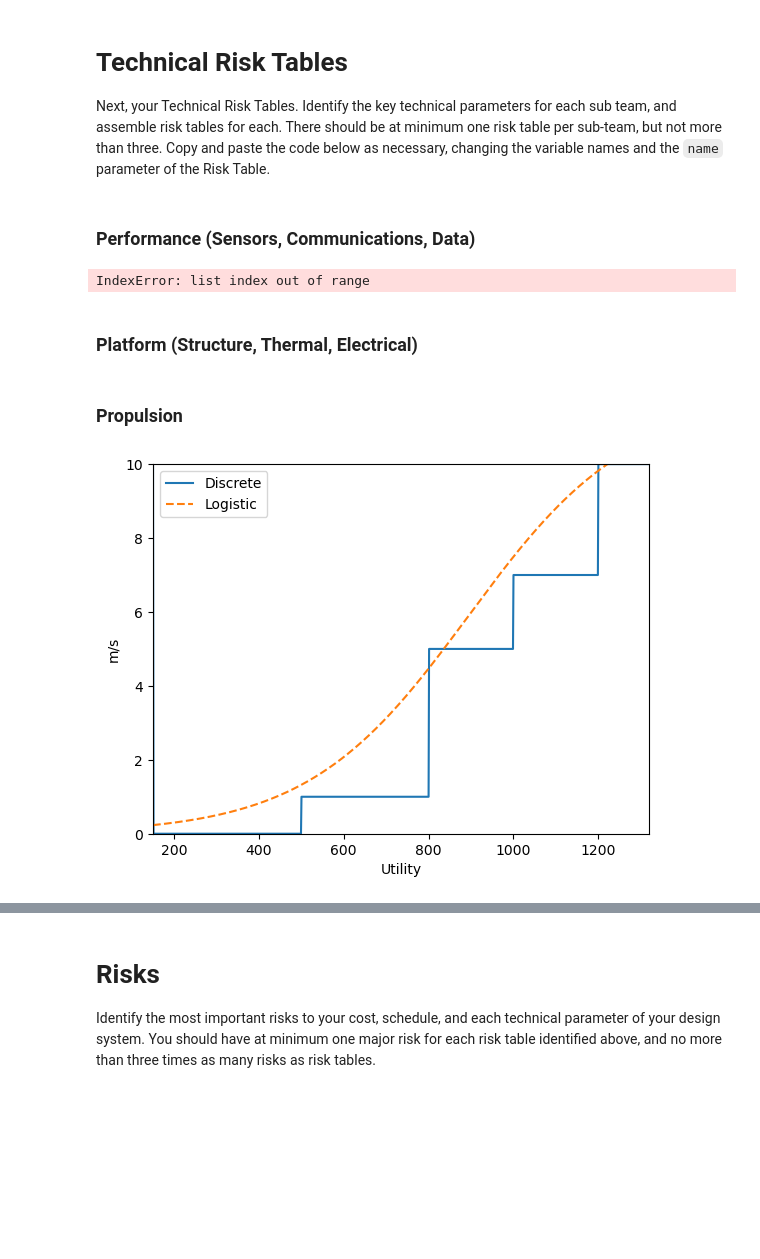
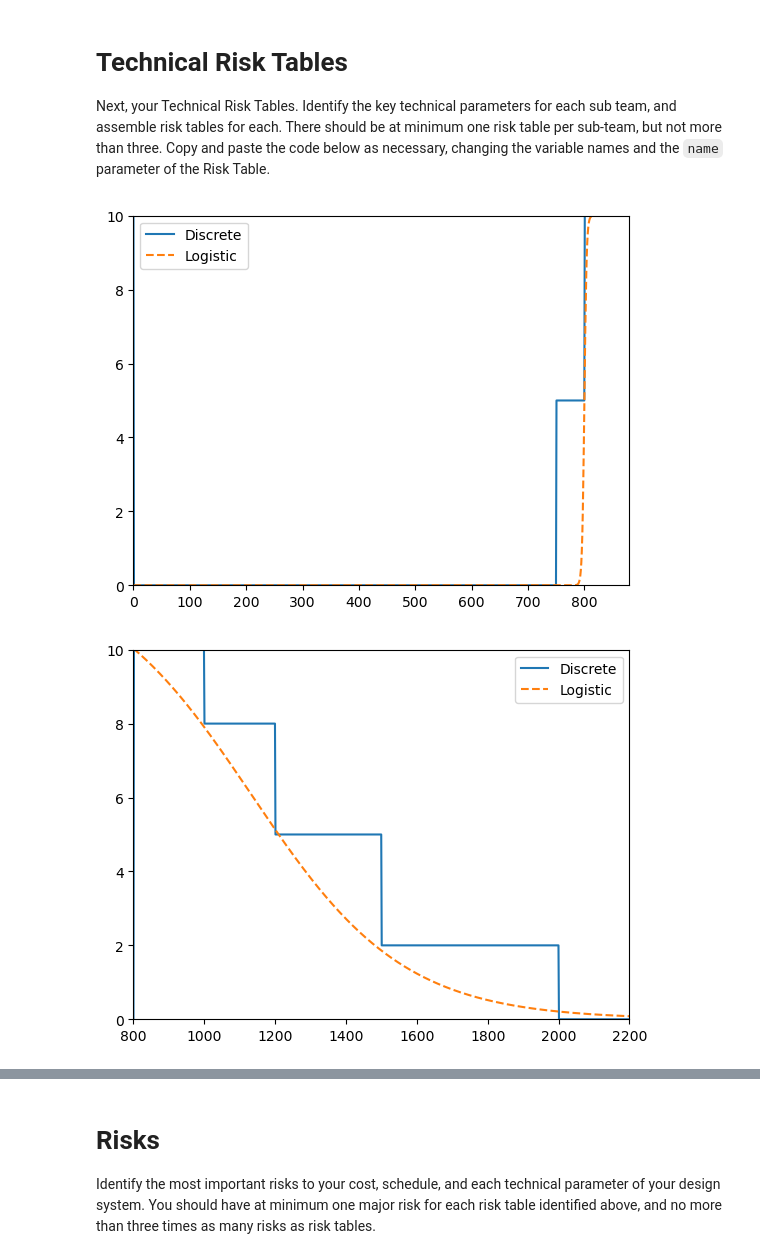
Before and after one commit to brodyl2/AE443-Asterix-Space, a Jupyter notebook: Notebooks/Homework/Team Update 5.ipynb, the cells around one changed output, grey strips where cells are left out. Saved outputs shown, nothing was run; the diff lists cells and outputs as text; code cells hidden in the pictures; blank space fills up the shorter version.

```diff
--- a/Notebooks/Homework/Team Update 5.ipynb
+++ b/Notebooks/Homework/Team Update 5.ipynb
@@ -65,16 +63,3 @@ Schedule_Risk_Table.plot_utilities()
 # Technical Risk Tables
 
 Next, your Technical Risk Tables. Identify the key technical parameters for each sub team, and assemble risk tables for each. There should be at minimum one risk table per sub-team, but not more than three. Copy and paste the code below as necessary, changing the variable names and the `name` parameter of the Risk Table.
-# %% [markdown]
-### Performance (Sensors, Communications, Data)
-# %%
-GRS_Resolution = ISST.RiskTable(name='GRS',
-                               units = '',
-                               utility_breakpoints=[],
-                               utilities=[],
-                               utility_names=[]
-                               )
-
-GRS_Resolution.plot_utilities()
-# %% [output]
-IndexError: list index out of range
@@ -99,11 +66,15 @@ Contextual_Data.plot_utilities()
-# %% [markdown]
-### Platform (Structure, Thermal, Electrical)
 # %%
 Payload_Power = ISST.RiskTable(name='Power',
-                               units = 'W',
-                               utility_breakpoints=[],
-                               utilities=[],
-                               utility_names=[]
-                               )
+                                 units = 'W',
+                                 utility_breakpoints=[0., 750., 800.],
+                                 utilities=[0., 5., 10.],
+                                 utility_names=['Under Spec', 'Near Spec', 'At Spec']
+                                 )
+
+Payload_Power.L = 10
+Payload_Power.k = 0.5
+Payload_Power.x0 = 800
 
 Payload_Power.plot_utilities()
+# %% [output]
+[figure, added]
@@ -119,18 +80,0 @@ Payload_Heat_Margin.plot_utilities()
-# %% [markdown]
-### Propulsion
-# %%
-Payload_Delta_v = ISST.RiskTable(name='DeltaV',
-                               units = 'm/s',
-                               utility_breakpoints=[150, 500, 800, 1000, 1200],
-                               utilities=[0, 1, 5, 7, 10],
-                               utility_names=['150 m/s',
-                                                '500 m/s',
-                                                '800 m/s',
-                                                '1000 m/s',
-                                                '1200 m/s']
-                               )
-# Breakpoints are rough estimates, only one that is set is the 150 m/s. That is the delta-v used on LRO for stationkeeping for a 1 year mission, so we should
-# have that much as a bare minimum (https://ntrs.nasa.gov/api/citations/20070035736/downloads/20070035736.pdf in Conclusions on page 14)
-Payload_Delta_v.plot_utilities()
-# %% [output]
-[figure, removed]
@@ -146,9 +81,15 @@ Payload_ADCS_Impulse.plot_utilities()
 # %%
 Payload_Mass = ISST.RiskTable(name='Mass',
-                               units = 'kg',
-                               utility_breakpoints=[],
-                               utilities=[],
-                               utility_names=[]
-                               )
+                                 units = 'kg',
+                                 utility_breakpoints=[800., 1000., 1200., 1500., 2000.],
+                                 utilities=[10., 8., 5., 2., 0.],
+                                 utility_names=['200 kg Below Spec',
+                                                'At Spec',
+                                                '200 kg Above Spec',
+                                                '500 kg Above Spec',
+                                                'Launch Vehicle Limit']
+                                 )
 
 Payload_Mass.plot_utilities()
+# %% [output]
+[figure, added]
```
Also changed, not shown: parts of 26 cells of this notebook, 9 other files.
